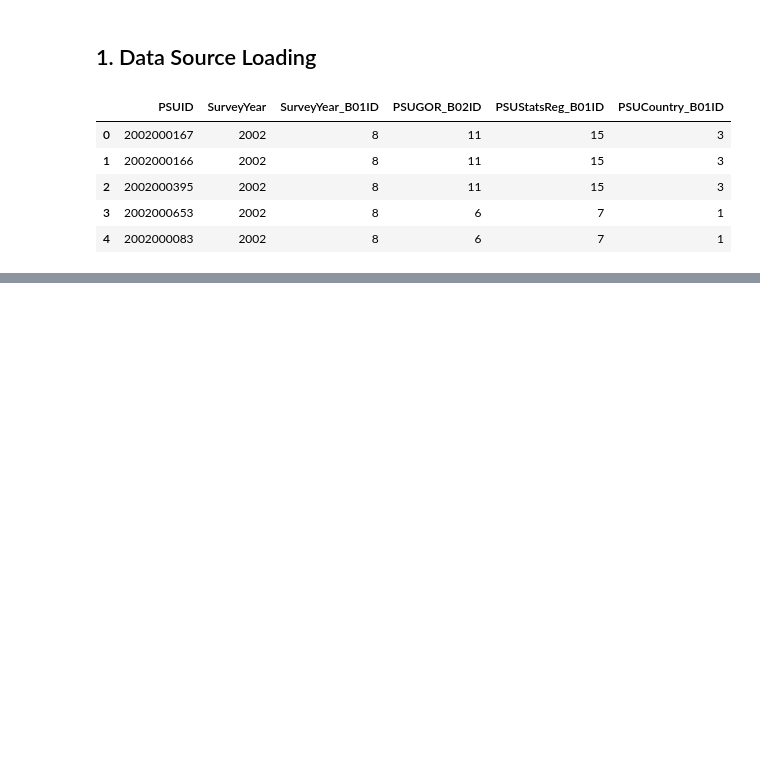
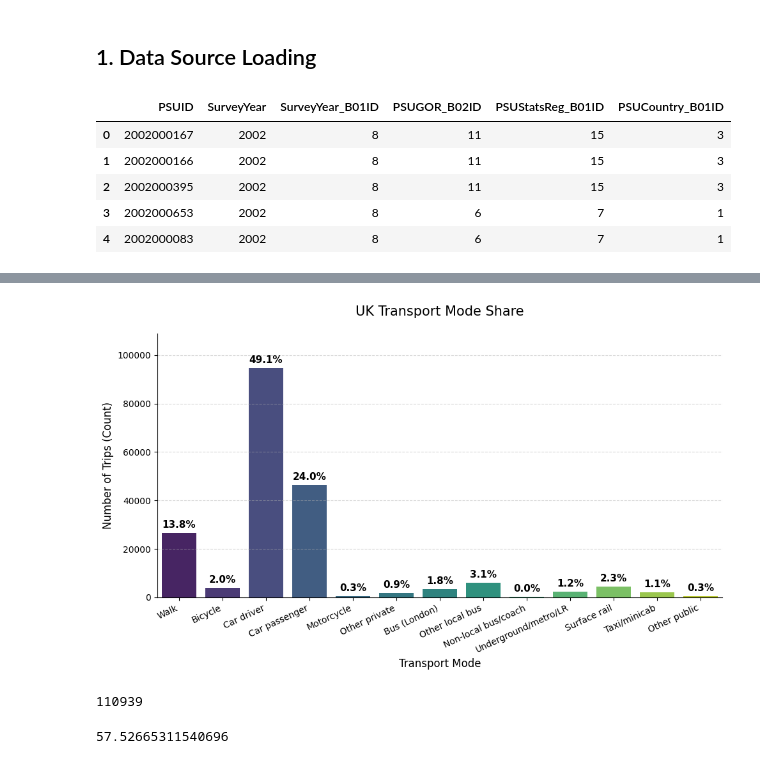
Before and after one commit to vladimir153240/Amsterdam-London-Urban-Commuters, a Jupyter notebook: notebooks/dataload_london_commuters.ipynb, the cells around one changed output, grey strips where cells are left out. Cells and saved outputs as stored; diff of their text form; code cells hidden in the pictures; blank space fills up the shorter version.

```diff
--- a/notebooks/dataload_london_commuters.ipynb
+++ b/notebooks/dataload_london_commuters.ipynb
@@ -176,0 +390,12 @@ Sample CSVs saved (20 rows each).
+# %%
+# Transfer flag indicator for PT for trips with at least one transfer
+trip_2023["has_transfer"] = (trip_2023["n_transfers"] > 0).astype(np.int8)
+# %%
+# Lets merge the tables
+uk_data = (
+    trip_2023[trip_cols]
+    .merge(day_2023[day_cols], on = "DayID", how = "left")
+    .merge(individual_2023[ind_cols], on = ["IndividualID", "HouseholdID", "PSUID"], how = "left")
+    .merge(household_2023[hh_cols], on=["HouseholdID", "PSUID"], how = "left")
+    .merge(psu_2023[psu_cols], on = "PSUID", how = "left")
+)
@@ -176,0 +468,7 @@ Sample CSVs saved (20 rows each).
+# %%
+mode_counts_all = (
+    uk_data.MainMode_B04ID.value_counts().sort_index().rename(index = mode_labels_b04)
+)
+
+mode_pct_all = (mode_counts_all / mode_counts_all.sum() * 100).round(2)
+mode_table_all = pd.DataFrame({"count": mode_counts_all, "pct": mode_pct_all})
@@ -176,0 +493,42 @@ Sample CSVs saved (20 rows each).
+# %%
+# Plot the mode share in the UK trips
+plot_df = mode_table_all.reset_index()
+
+plt.figure(figsize=(10, 6))
+ax = sns.barplot(
+    data = plot_df,
+    x = 'MainMode_B04ID',
+    y = 'count',
+    hue = 'MainMode_B04ID',
+    palette = 'viridis',
+    legend=False
+)
+
+# Percentages on top of each bar
+for i, p in enumerate(ax.patches):
+    # Get the percentage from the 'pct' column
+    percentage = plot_df['pct'].iloc[i]
+
+    ax.annotate(f'{percentage:.1f}%',
+                (p.get_x() + p.get_width() / 2., p.get_height()),
+                ha='center', va='center',
+                xytext=(0, 9),
+                textcoords='offset points',
+                fontsize=11,
+                fontweight='bold')
+
+plt.title('UK Transport Mode Share', fontsize = 15, pad = 20)
+plt.xlabel('Transport Mode', fontsize = 12)
+plt.ylabel('Number of Trips (Count)', fontsize = 12)
+
+# Increase Y-limit to make room for labels
+plt.ylim(0, plot_df['count'].max() * 1.15)
+
+plt.grid(axis='y', linestyle='--', alpha=0.5)
+sns.despine()
+
+plt.xticks(rotation = 25, ha = "right")
+plt.tight_layout()
+plt.show()
+# %% [output]
+[figure, added]
@@ -176,0 +539,8 @@ Sample CSVs saved (20 rows each).
+# %%
+len(uk_target_modes) #Trips with car/PT/bike modes (UK-wide 2023)
+# %% [output]
+110939
+# %%
+(len(uk_target_modes) / len(uk_data))*100 # Trips with car/PT/bike out of all trips in % in UK
+# %% [output]
+57.52665311540696
```
Also changed, not shown: parts of 90 cells of this notebook.
